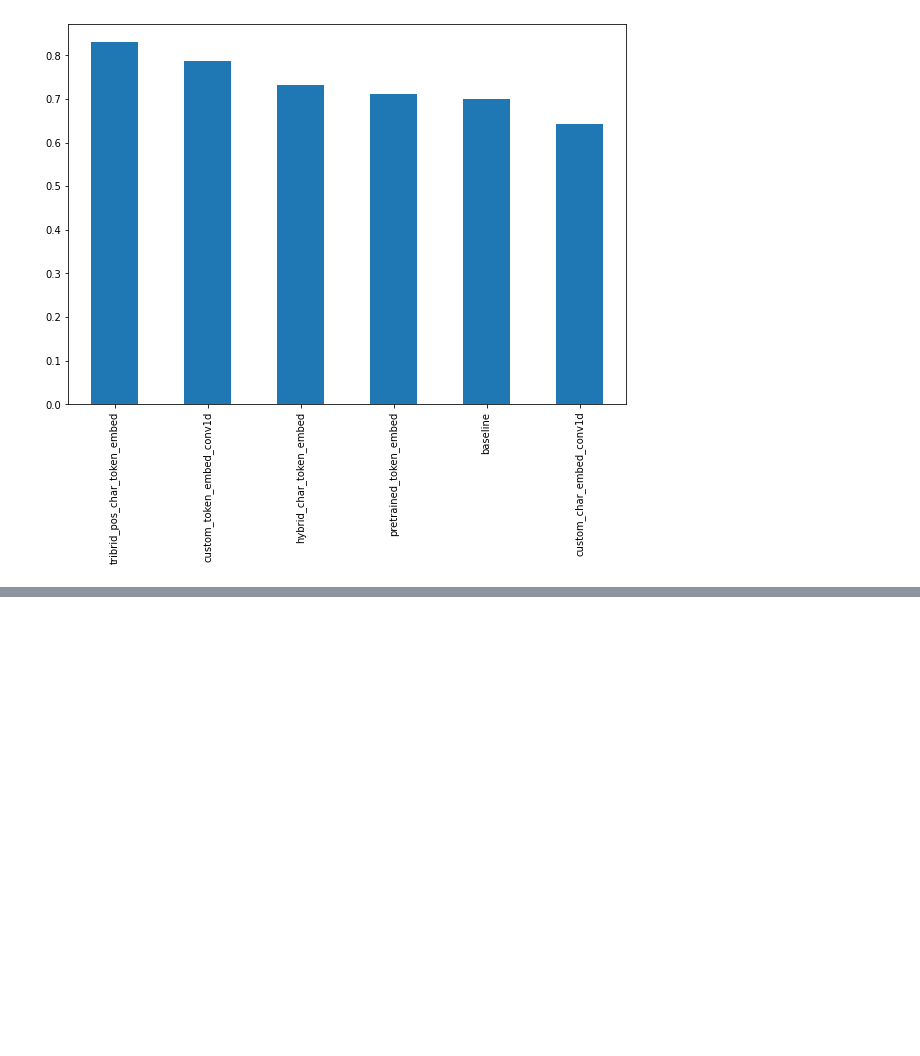
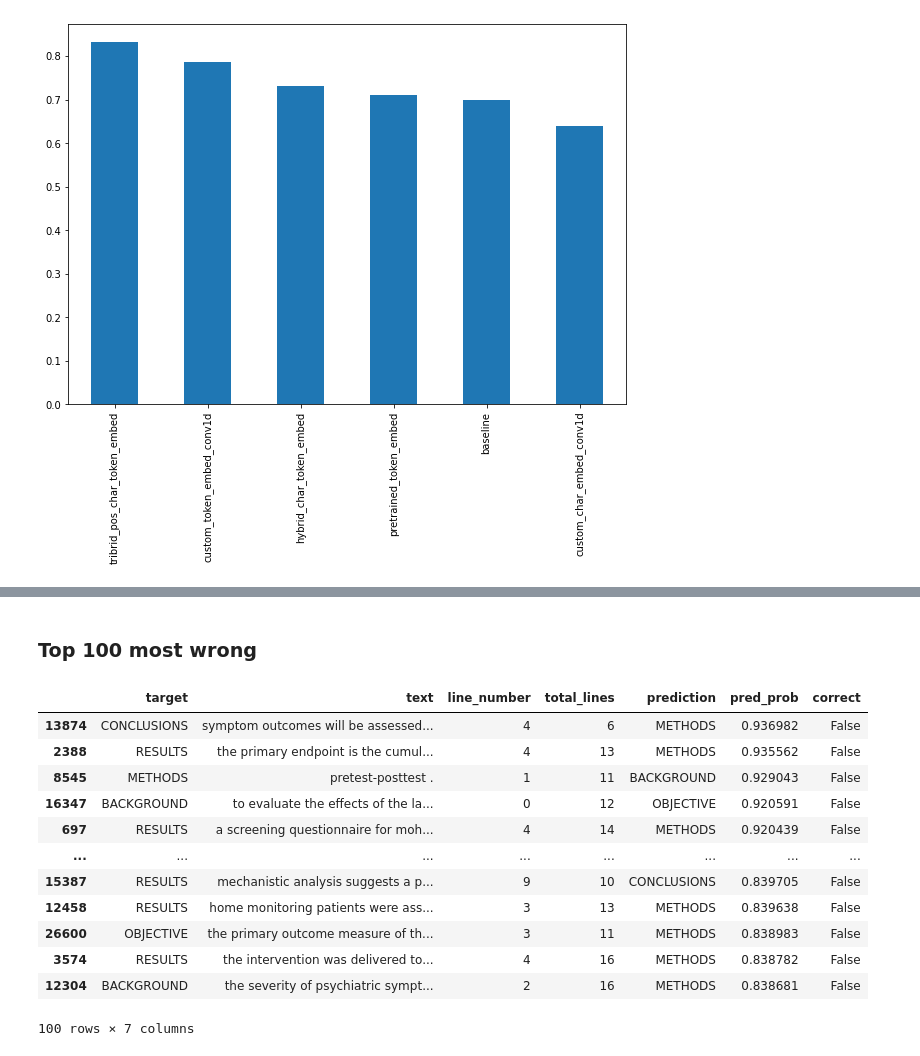
Before and after one commit to buriburi552/Projects, a Jupyter notebook: PubMed_200K_RCT_NLP.ipynb, the cells around one changed output, grey strips where cells are left out. Saved outputs shown, nothing was run; the diff lists cells and outputs as text; code cells hidden in the pictures; blank space fills up the shorter version.

```diff
--- a/PubMed_200K_RCT_NLP.ipynb
+++ b/PubMed_200K_RCT_NLP.ipynb
@@ -1279,0 +1392,19 @@ all_model_results.sort_values("f1", ascending=False)["f1"].plot(kind="bar", figs
+# %% [markdown]
+### Top 100 most wrong
+# %%
+top_100_wrong = test_df[test_df["correct"] == False].sort_values("pred_prob", ascending=False)[:100]
+top_100_wrong
+# %% [output]
+|  | target | text | line_number | total_lines | prediction | pred_prob | correct |
+| 13874 | CONCLUSIONS | symptom outcomes will be assessed... | 4 | 6 | METHODS | 0.936982 | False |
+| 2388 | RESULTS | the primary endpoint is the cumul... | 4 | 13 | METHODS | 0.935562 | False |
+| 8545 | METHODS | pretest-posttest . | 1 | 11 | BACKGROUND | 0.929043 | False |
+| 16347 | BACKGROUND | to evaluate the effects of the la... | 0 | 12 | OBJECTIVE | 0.920591 | False |
+| 697 | RESULTS | a screening questionnaire for moh... | 4 | 14 | METHODS | 0.920439 | False |
+| ... | ... | ... | ... | ... | ... | ... | ... |
+| 15387 | RESULTS | mechanistic analysis suggests a p... | 9 | 10 | CONCLUSIONS | 0.839705 | False |
+| 12458 | RESULTS | home monitoring patients were ass... | 3 | 13 | METHODS | 0.839638 | False |
+| 26600 | OBJECTIVE | the primary outcome measure of th... | 3 | 11 | METHODS | 0.838983 | False |
+| 3574 | RESULTS | the intervention was delivered to... | 4 | 16 | METHODS | 0.838782 | False |
+| 12304 | BACKGROUND | the severity of psychiatric sympt... | 2 | 16 | METHODS | 0.838681 | False |
+100 rows × 7 columns
```
Also changed, not shown: parts of 151 cells of this notebook.
